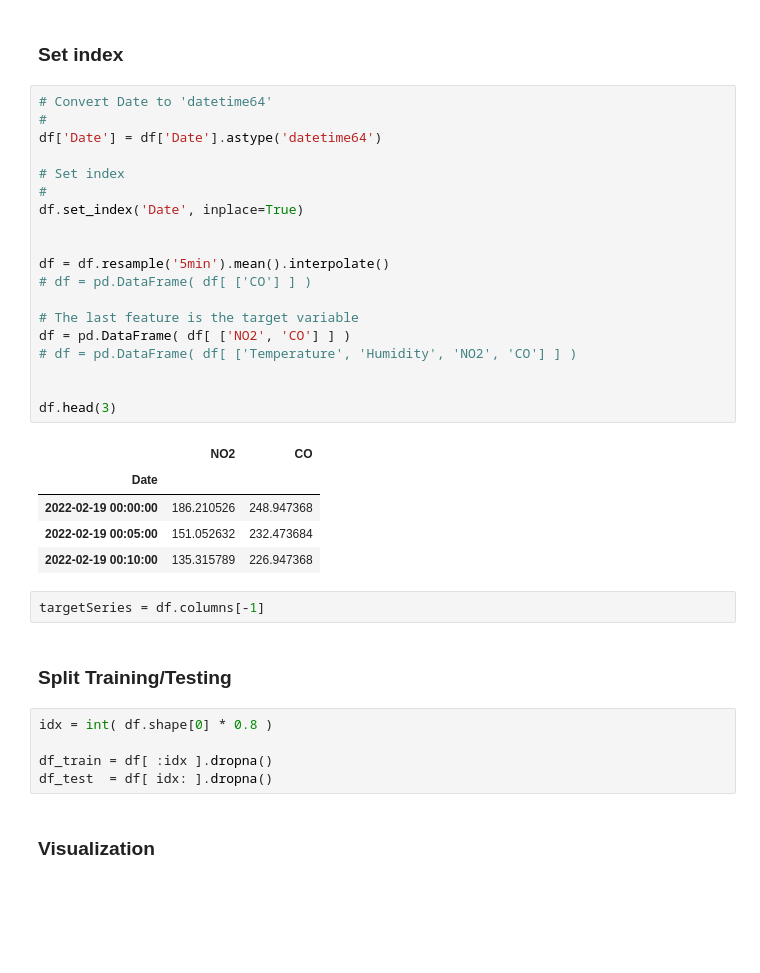
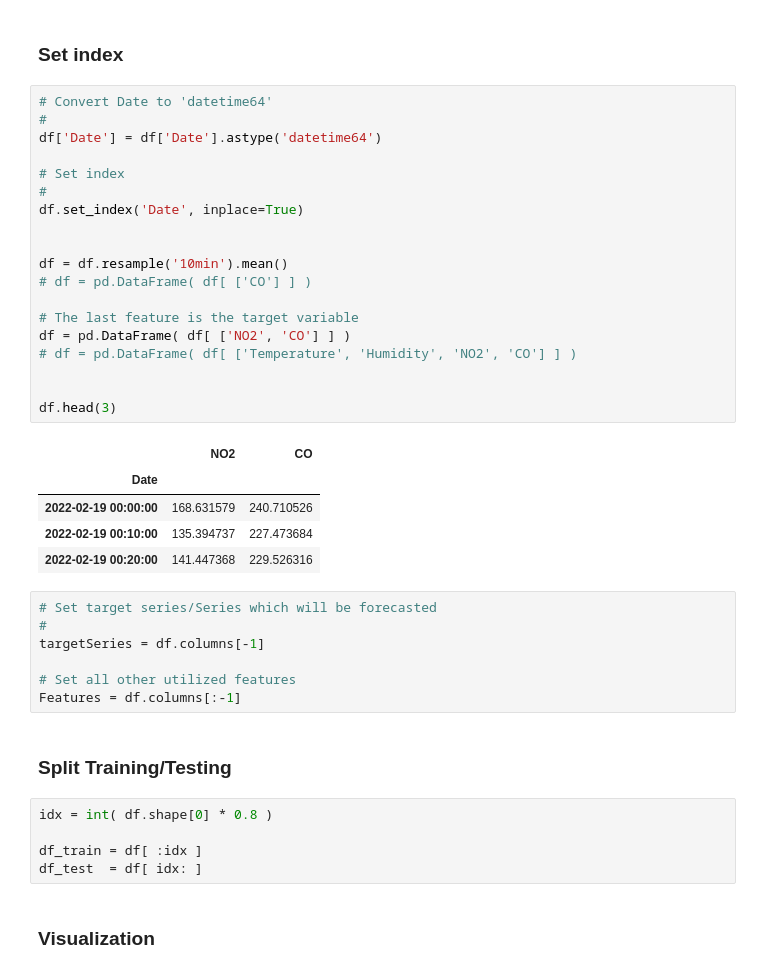
Before and after one commit to ilivieris/Dig_IT-Air-Quality, a Jupyter notebook: CO/01. NBeats.ipynb, the cells around one changed output. Cells and saved outputs as stored; diff of their text form; blank space fills up the shorter version.

```diff
--- a/CO/01. NBeats.ipynb
+++ b/CO/01. NBeats.ipynb
@@ -116,37 +162,42 @@ df.head(3)
 # %%
 # Convert Date to 'datetime64'
 #
 df['Date'] = df['Date'].astype('datetime64')
 
 # Set index
 #
 df.set_index('Date', inplace=True)
 
 
-df = df.resample('5min').mean().interpolate()
+df = df.resample('10min').mean()
 # df = pd.DataFrame( df[ ['CO'] ] )
 
 # The last feature is the target variable
 df = pd.DataFrame( df[ ['NO2', 'CO'] ] )
 # df = pd.DataFrame( df[ ['Temperature', 'Humidity', 'NO2', 'CO'] ] )
 
 
 df.head(3)
 # %% [output]
 |  | NO2 | CO |
 | Date |  |  |
-| 2022-02-19 00:00:00 | 186.210526 | 248.947368 |
-| 2022-02-19 00:05:00 | 151.052632 | 232.473684 |
-| 2022-02-19 00:10:00 | 135.315789 | 226.947368 |
+| 2022-02-19 00:00:00 | 168.631579 | 240.710526 |
+| 2022-02-19 00:10:00 | 135.394737 | 227.473684 |
+| 2022-02-19 00:20:00 | 141.447368 | 229.526316 |
-# %%
-targetSeries = df.columns[-1]
+# %%
+# Set target series/Series which will be forecasted
+#
+targetSeries = df.columns[-1]
+
+# Set all other utilized features
+Features = df.columns[:-1]
 # %% [markdown]
 ### Split Training/Testing
 # %%
 idx = int( df.shape[0] * 0.8 )
 
-df_train = df[ :idx ].dropna()
-df_test  = df[ idx: ].dropna()
+df_train = df[ :idx ]
+df_test  = df[ idx: ]
 # %% [markdown]
 ### Visualization
 # %%
```
Also changed, not shown: parts of 19 cells of this notebook, 53 other files.
